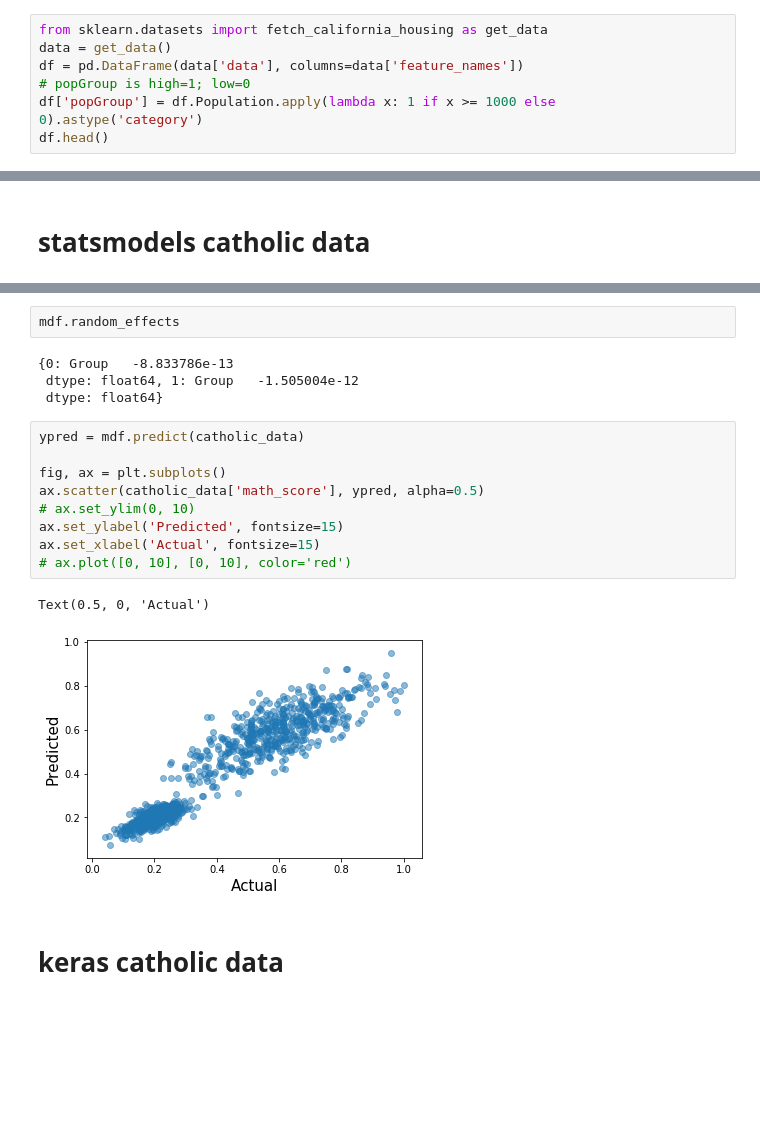
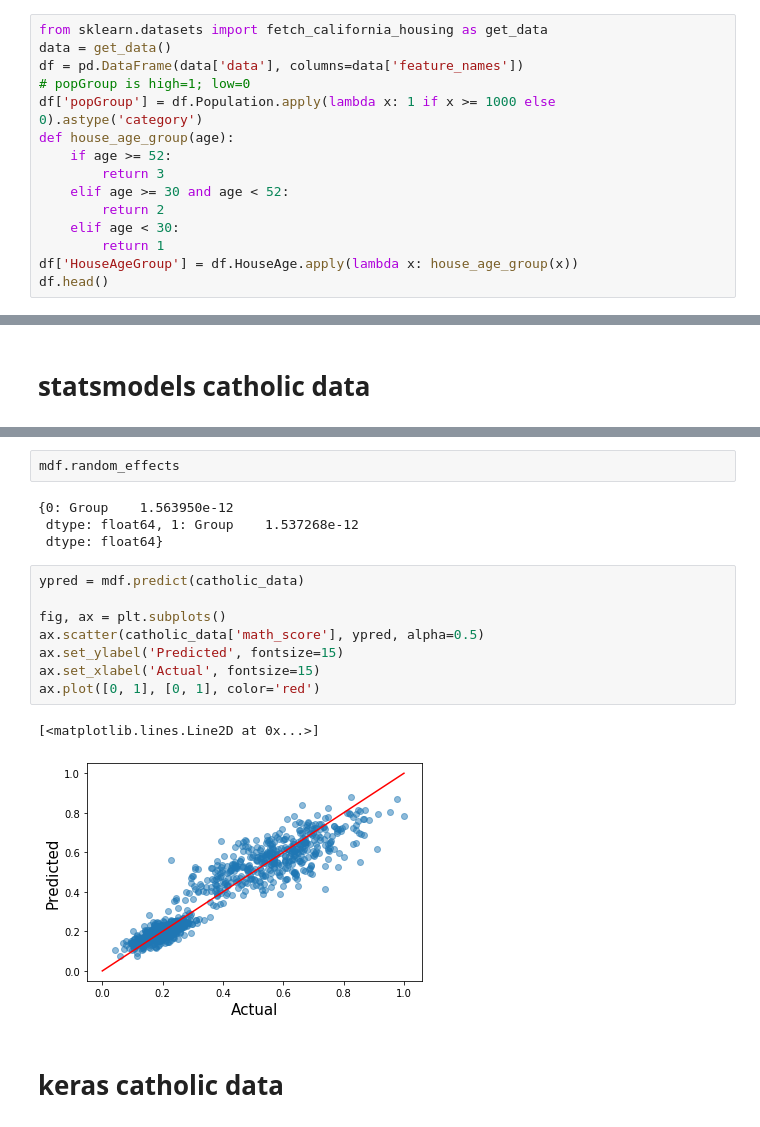
Before and after one commit to mnky9800n/data-analysis-tools, a Jupyter notebook: ipython-notebooks/Making_multilevel_models_in_keras.ipynb, the cells around one changed output, grey strips where cells are left out. Drawn from its saved outputs; the diff is of its cells as text; blank space fills up the shorter version.

```diff
--- a/ipython-notebooks/Making_multilevel_models_in_keras.ipynb
+++ b/ipython-notebooks/Making_multilevel_models_in_keras.ipynb
@@ -84,5 +84,13 @@ data = get_data()
 df = pd.DataFrame(data['data'], columns=data['feature_names'])
 # popGroup is high=1; low=0
 df['popGroup'] = df.Population.apply(lambda x: 1 if x >= 1000 else 0).astype('category')
+def house_age_group(age):
+    if age >= 52:
+        return 3
+    elif age >= 30 and age < 52:
+        return 2
+    elif age < 30:
+        return 1
+df['HouseAgeGroup'] = df.HouseAge.apply(lambda x: house_age_group(x))
 df.head()
 # %% [output]
@@ -396,21 +425,20 @@ Group Var                    0.005 707994.187
 # %%
 mdf.random_effects
 # %% [output]
-{0: Group   -8.833786e-13
- dtype: float64, 1: Group   -1.505004e-12
+{0: Group    1.563950e-12
+ dtype: float64, 1: Group    1.537268e-12
  dtype: float64}
 # %%
 ypred = mdf.predict(catholic_data)
 
 fig, ax = plt.subplots()
 ax.scatter(catholic_data['math_score'], ypred, alpha=0.5)
-# ax.set_ylim(0, 10)
 ax.set_ylabel('Predicted', fontsize=15)
 ax.set_xlabel('Actual', fontsize=15)
-# ax.plot([0, 10], [0, 10], color='red')
+ax.plot([0, 1], [0, 1], color='red')
 # %% [output]
-Text(0.5, 0, 'Actual')
+[<matplotlib.lines.Line2D at 0x...>]
-[figure, old version]
+[figure, new version]
 # %% [markdown]
 # keras catholic data
 # %%
```
Also changed, not shown: parts of 29 cells of this notebook, 1 other file.
